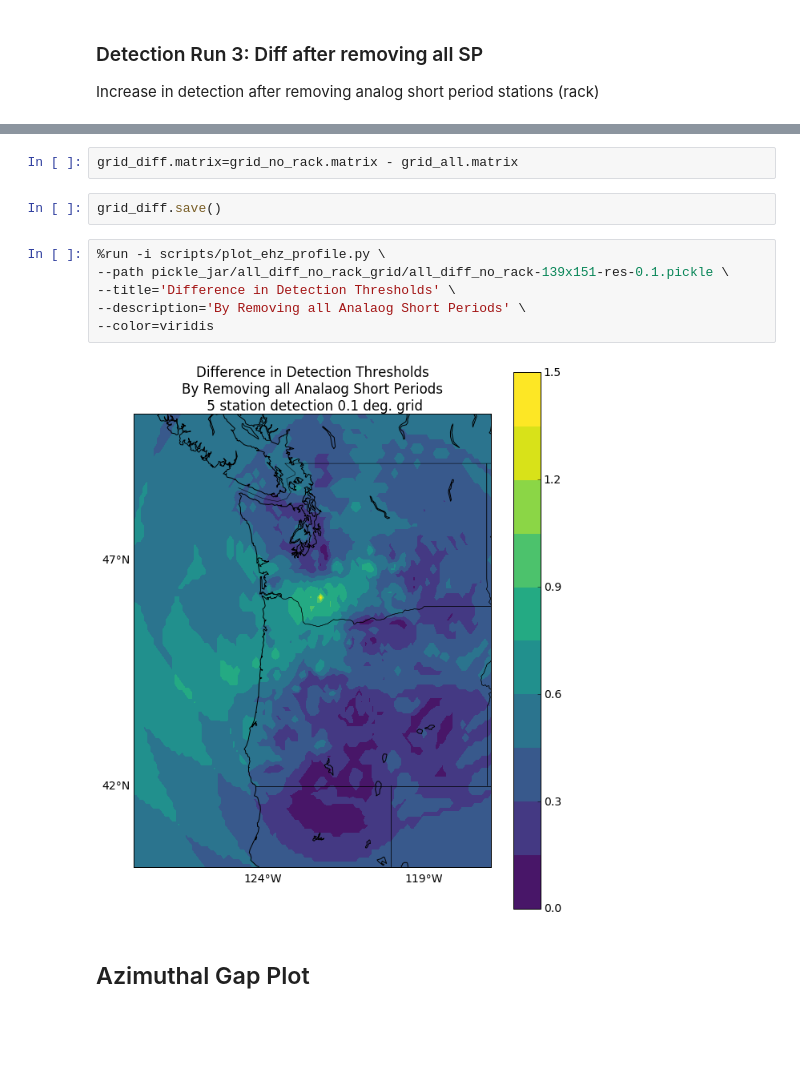
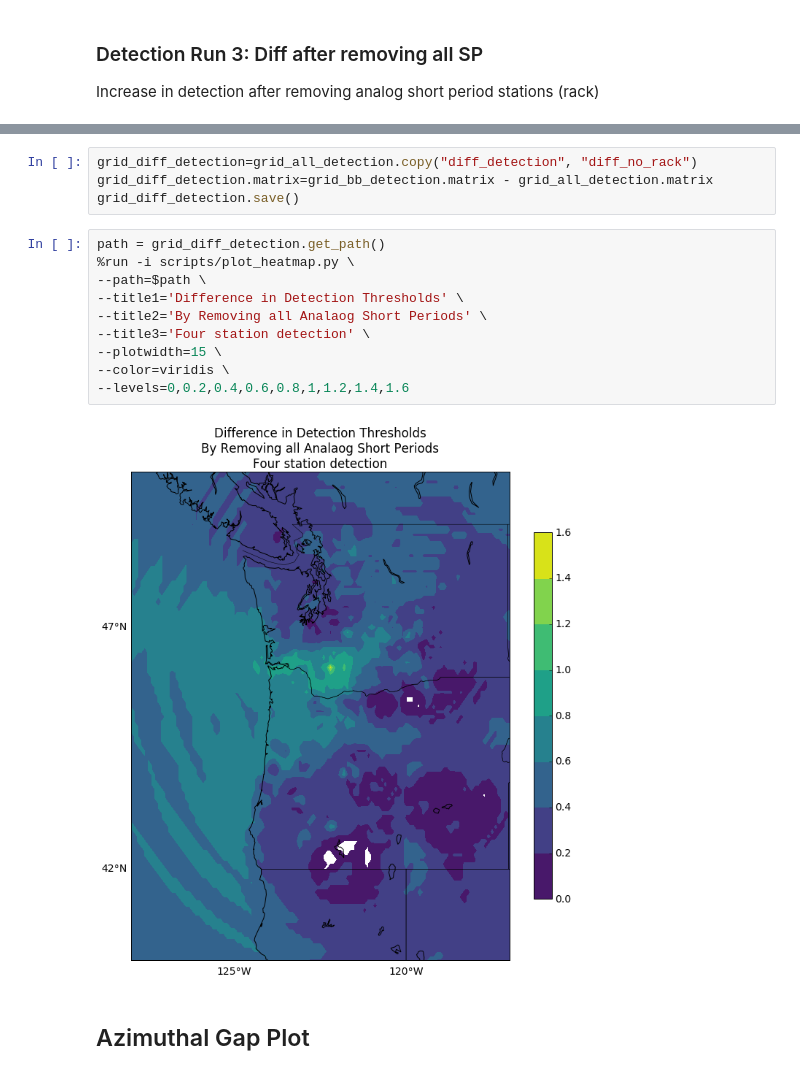
Before and after one commit to pnsn/magd_client, a Jupyter notebook: notebooks/2017 EHZ noise study 10-46-41-755.ipynb, the cells around one changed output, grey strips where cells are left out. Cells and saved outputs as stored; diff of their text form; blank space fills up the shorter version.

```diff
--- a/notebooks/2017 EHZ noise study 10-46-41-755.ipynb
+++ b/notebooks/2017 EHZ noise study 10-46-41-755.ipynb
@@ -136,15 +237,19 @@ grid_diff=grid_all.copy("all_diff_no_rack", "all_diff_no_rack")
-# %%
-grid_diff.matrix=grid_no_rack.matrix - grid_all.matrix
-# %%
-grid_diff.save()
-# %%
-%run -i scripts/plot_ehz_profile.py \
---path pickle_jar/all_diff_no_rack_grid/all_diff_no_rack-139x151-res-0.1.pickle \
---title='Difference in Detection Thresholds' \
---description='By Removing all Analaog Short Periods' \
---color=viridis
-# %% [output]
-[figure, removed]
+# %%
+grid_diff_detection=grid_all_detection.copy("diff_detection", "diff_no_rack")
+grid_diff_detection.matrix=grid_bb_detection.matrix - grid_all_detection.matrix
+grid_diff_detection.save()
+# %%
+path = grid_diff_detection.get_path()
+%run -i scripts/plot_heatmap.py \
+--path=$path \
+--title1='Difference in Detection Thresholds' \
+--title2='By Removing all Analaog Short Periods' \
+--title3='Four station detection' \
+--plotwidth=15 \
+--color=viridis \
+--levels=0,0.2,0.4,0.6,0.8,1,1.2,1.4,1.6
+# %% [output]
+[figure, added]
 # %% [markdown]
 ## Azimuthal Gap Plot
 # %% [markdown]
```
Also changed, not shown: parts of 71 cells of this notebook, 12 other files.
